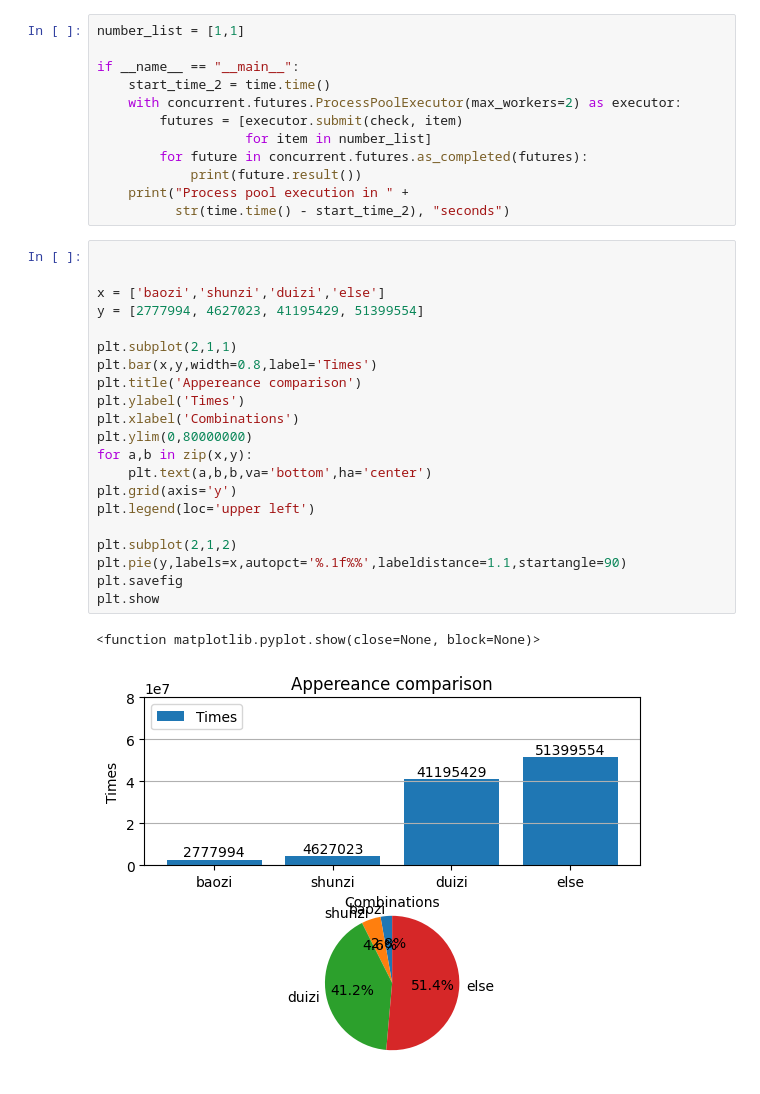
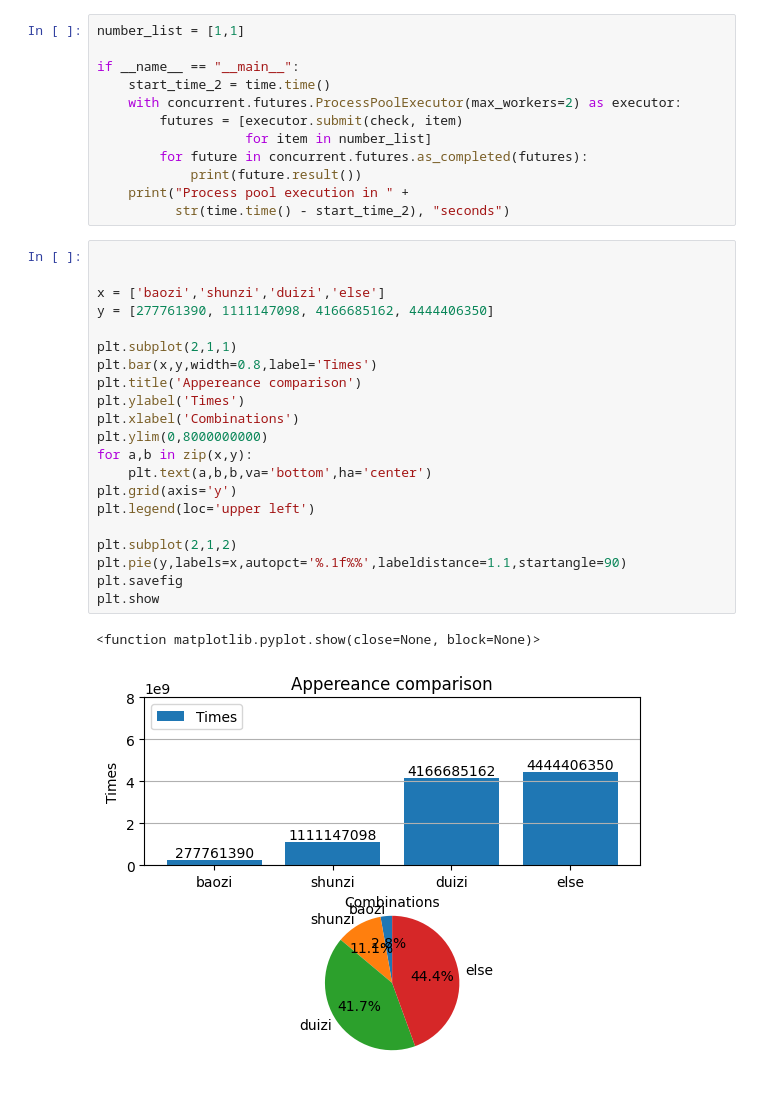
Before and after one commit to LarryChen08/rt-primary, a Jupyter notebook: homework_jupyter/homework_4_random.ipynb, the cells around one changed output. Cells and saved outputs as stored; diff of their text form.

```diff
--- a/homework_jupyter/homework_4_random.ipynb
+++ b/homework_jupyter/homework_4_random.ipynb
@@ -55,24 +55,24 @@ if __name__ == "__main__":
 # %%
 
 
 x = ['baozi','shunzi','duizi','else']
-y = [2777994, 4627023, 41195429, 51399554]
+y = [277761390, 1111147098, 4166685162, 4444406350]
 
 plt.subplot(2,1,1)
 plt.bar(x,y,width=0.8,label='Times')
 plt.title('Appereance comparison')
 plt.ylabel('Times')
 plt.xlabel('Combinations')
-plt.ylim(0,80000000)
+plt.ylim(0,8000000000)
 for a,b in zip(x,y):
     plt.text(a,b,b,va='bottom',ha='center')
 plt.grid(axis='y')
 plt.legend(loc='upper left')
 
 plt.subplot(2,1,2)
 plt.pie(y,labels=x,autopct='%.1f%%',labeldistance=1.1,startangle=90)
 plt.savefig
 plt.show
 # %% [output]
 <function matplotlib.pyplot.show(close=None, block=None)>
-[figure, old version]
+[figure, new version]
```
Also changed, not shown: parts of 1 cell of this notebook, 2 other files.
